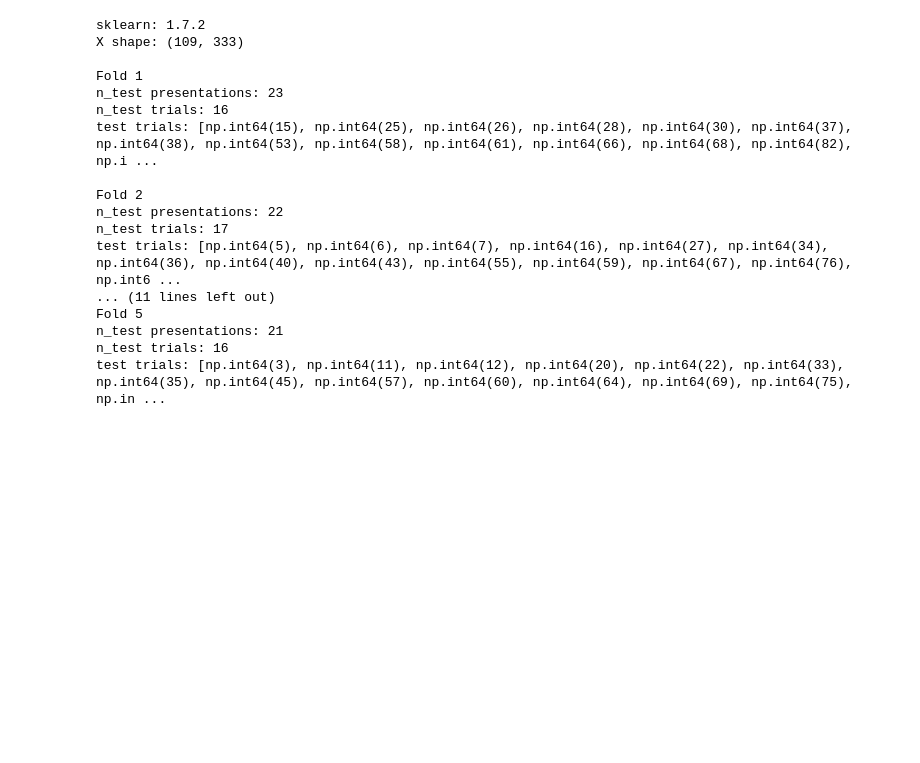
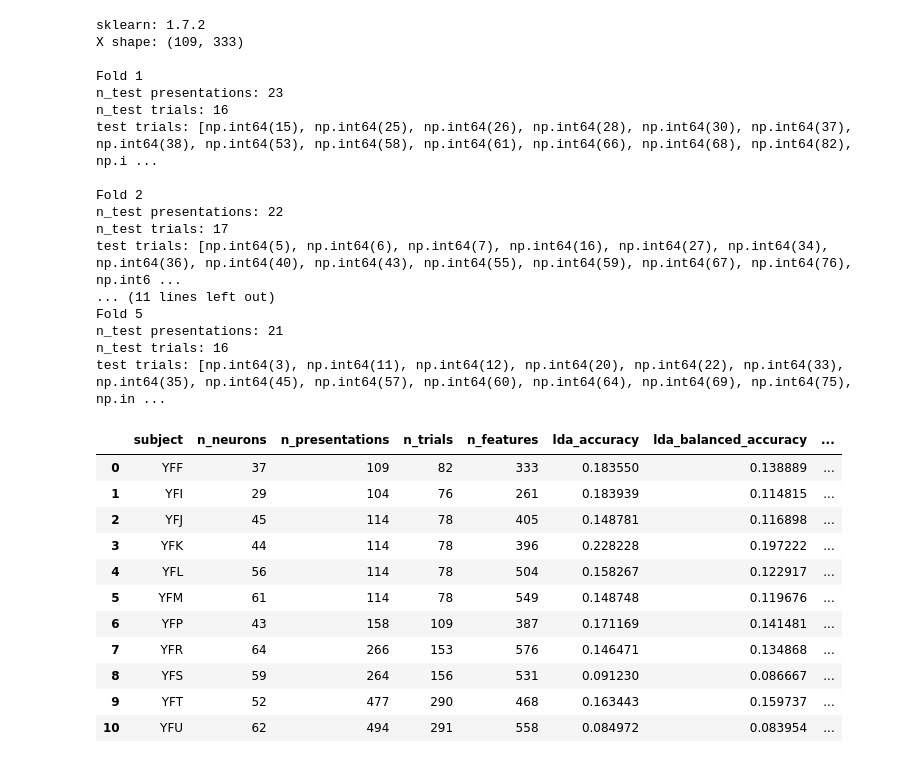
Before and after one commit to Shafiq-Abdu/number-simplex-reproduction, a Jupyter notebook: notebooks1/07_population_level_decoding.ipynb, the cells around one changed output. Saved outputs shown, nothing was run; the diff lists cells and outputs as text; code cells hidden in the pictures; blank space fills up the shorter version.

```diff
--- a/notebooks1/07_population_level_decoding.ipynb
+++ b/notebooks1/07_population_level_decoding.ipynb
@@ -791,3 +791,28 @@ Fold 5
 n_test presentations: 21
 n_test trials: 16
 test trials: [np.int64(3), np.int64(11), np.int64(12), np.int64(20), np.int64(22), np.int64(33), np.int64(35), np.int64(45), np.int64(57), np.int64(60), np.int64(64), np.int64(69), np.int64(75), np.in ...
+# %%
+from pathlib import Path
+import pandas as pd
+import numpy as np
+
+RESULTS_DIR = PROJECT_ROOT / "tables1" / "population_decoding"
+
+summary = pd.read_csv(
+    RESULTS_DIR / "all_subjects_population_summary.csv"
+)
+
+summary
+# %% [output]
+|  | subject | n_neurons | n_presentations | n_trials | n_features | lda_accuracy | lda_balanced_accuracy | ... |
+| 0 | YFF | 37 | 109 | 82 | 333 | 0.183550 | 0.138889 | ... |
+| 1 | YFI | 29 | 104 | 76 | 261 | 0.183939 | 0.114815 | ... |
+| 2 | YFJ | 45 | 114 | 78 | 405 | 0.148781 | 0.116898 | ... |
+| 3 | YFK | 44 | 114 | 78 | 396 | 0.228228 | 0.197222 | ... |
+| 4 | YFL | 56 | 114 | 78 | 504 | 0.158267 | 0.122917 | ... |
+| 5 | YFM | 61 | 114 | 78 | 549 | 0.148748 | 0.119676 | ... |
+| 6 | YFP | 43 | 158 | 109 | 387 | 0.171169 | 0.141481 | ... |
+| 7 | YFR | 64 | 266 | 153 | 576 | 0.146471 | 0.134868 | ... |
+| 8 | YFS | 59 | 264 | 156 | 531 | 0.091230 | 0.086667 | ... |
+| 9 | YFT | 52 | 477 | 290 | 468 | 0.163443 | 0.159737 | ... |
+| 10 | YFU | 62 | 494 | 291 | 558 | 0.084972 | 0.083954 | ... |
```
Also changed, not shown: parts of 2 cells of this notebook, 1 other file.
